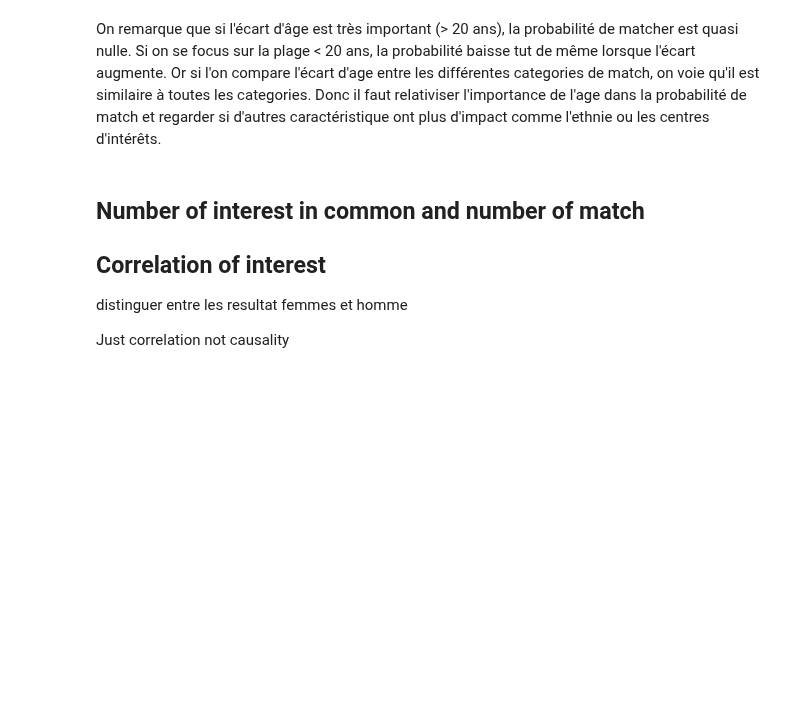
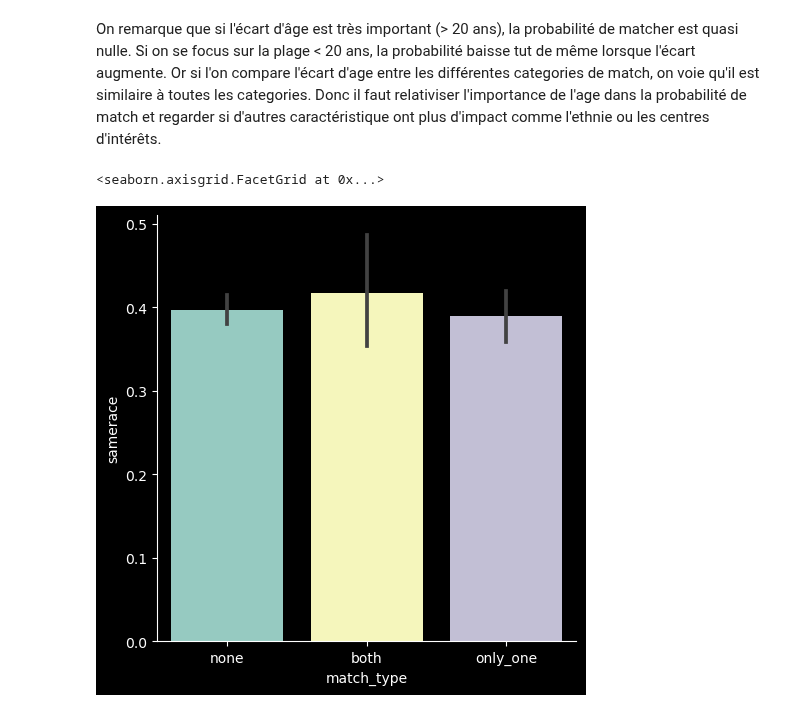
Before and after one commit to TheoGuil/jedha_projects, a Jupyter notebook: SpeedDating/study.ipynb, the cells around one changed output. Drawn from its saved outputs; the diff is of its cells as text; code cells hidden in the pictures; blank space fills up the shorter version.

```diff
--- a/SpeedDating/study.ipynb
+++ b/SpeedDating/study.ipynb
@@ -162,14 +164,7 @@ display(sns.catplot(x='age_gap', y='match_type', data=join_dataset, kind='box'))
 On remarque que si l'écart d'âge est très important (> 20 ans), la probabilité de matcher est quasi nulle. Si on se focus sur la plage < 20 ans, la probabilité baisse tut de même lorsque l'écart augmente.
 Or si l'on compare l'écart d'age entre les différentes categories de match, on voie qu'il est similaire à toutes les categories. Donc il faut relativiser l'importance de l'age dans la probabilité de match et regarder si d'autres caractéristique ont plus d'impact comme l'ethnie ou les centres d'intérêts.
 # %%
-sns.catplot(x='day', y='total_bill', data=join_dataset, kind='box')
+sns.catplot(x='match_type', y='samerace', data=join_dataset, kind="bar")
+# %% [output]
+<seaborn.axisgrid.FacetGrid at 0x...>
+[figure, added]
-# %% [markdown]
-
-
-## Number of interest in common and number of match
-
-## Correlation of interest
-
-distinguer entre les resultat femmes et homme
-
-Just correlation not causality
```
Also changed, not shown: parts of 7 cells of this notebook.
